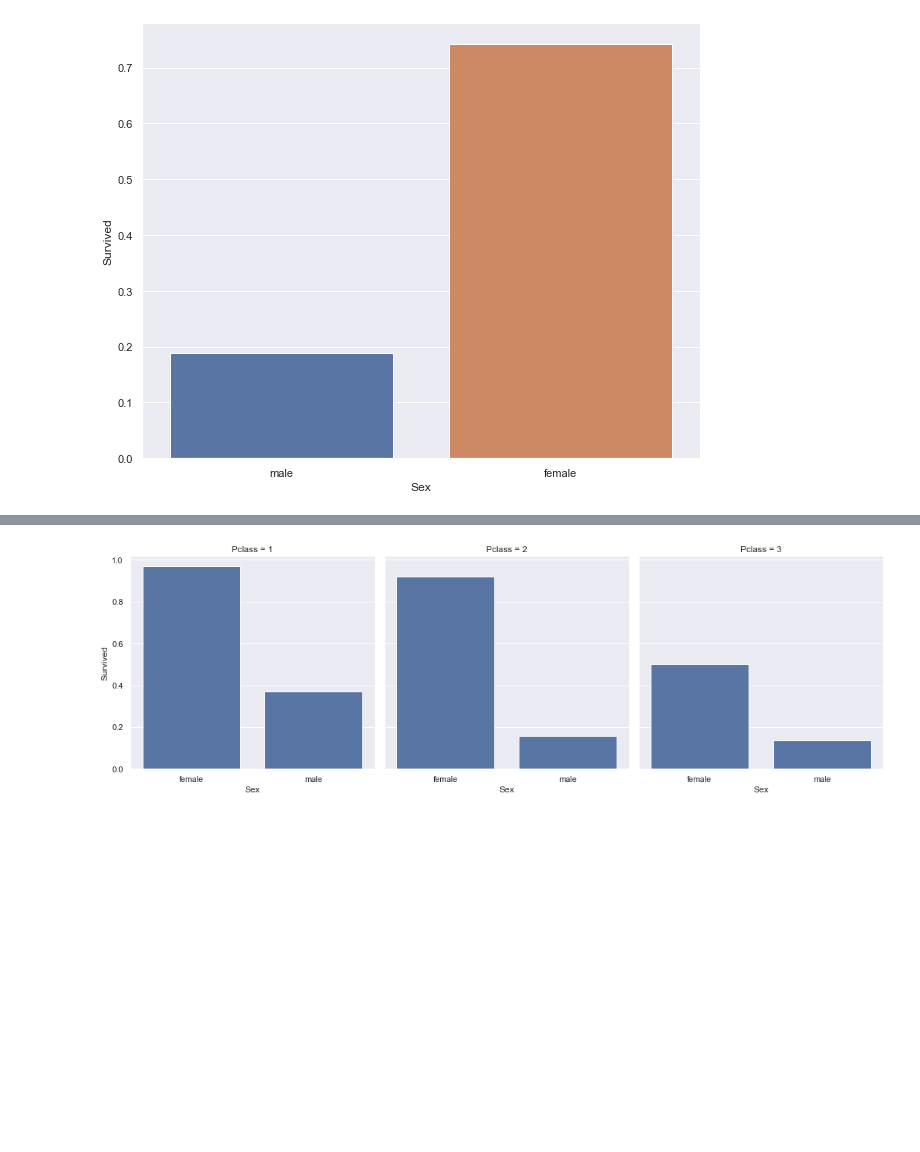
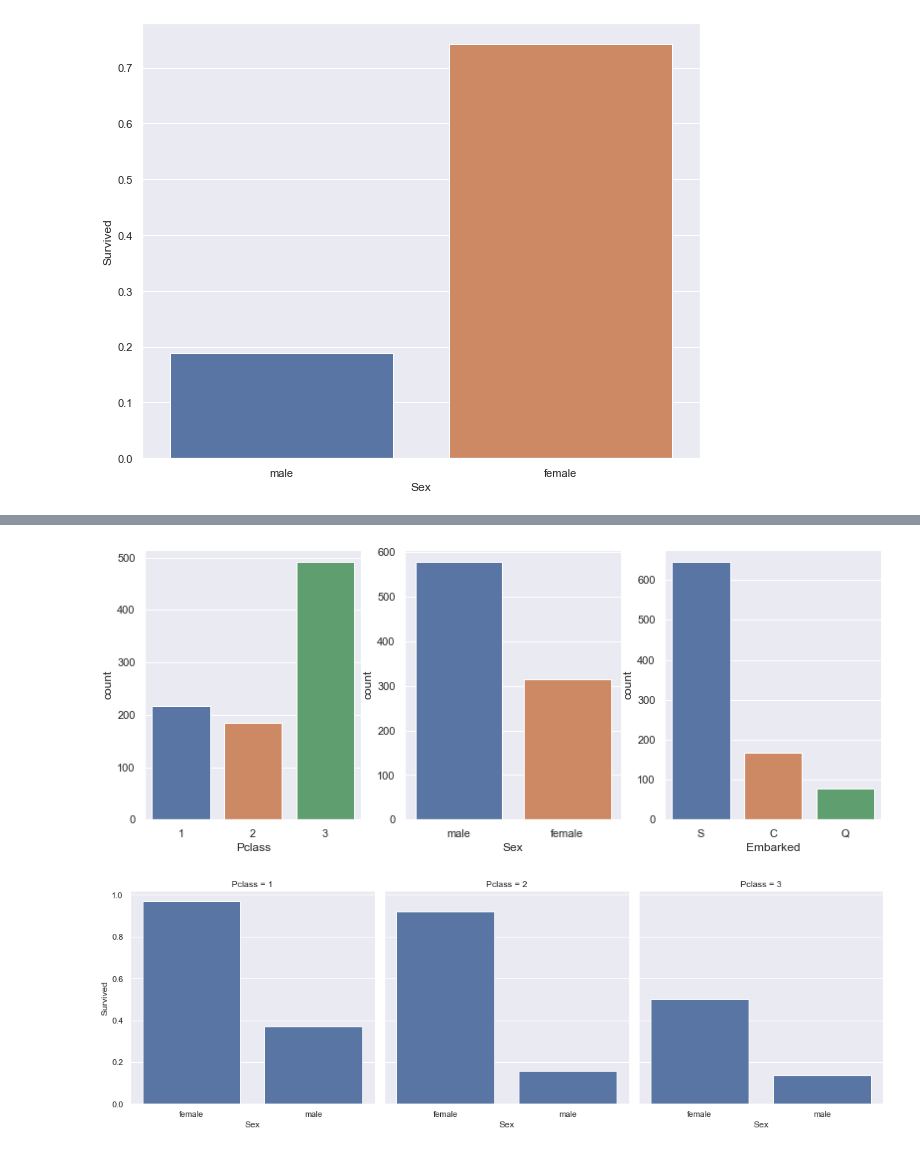
Before and after one commit to IvaStival/DataScience, a Jupyter notebook: Titanic/code/titanic_analysis.ipynb, the cells around one changed output, grey strips where cells are left out. Saved outputs shown, nothing was run; the diff lists cells and outputs as text; code cells hidden in the pictures; blank space fills up the shorter version.

```diff
--- a/Titanic/code/titanic_analysis.ipynb
+++ b/Titanic/code/titanic_analysis.ipynb
@@ -121,3 +133,11 @@ sns.barplot(data=df_train, y="Survived", x="Sex", ci=False)
+# %%
+plt.figure(figsize=(18,5))
+for i, feature in enumerate(categorical_features):
+    plt.subplot(1, 4, i+1)
+    sns.countplot(data=df_train, x=feature)
+    plt.xlabel(feature)
+# %% [output]
+[figure, added]
 # %%
 # CHECK SURVIVED BY SEX AND DIVIDED BY CLASS
 grid = sns.FacetGrid(data=df_train, col="Pclass", height=5)
```
Also changed, not shown: parts of 42 cells of this notebook, 5 other files.
